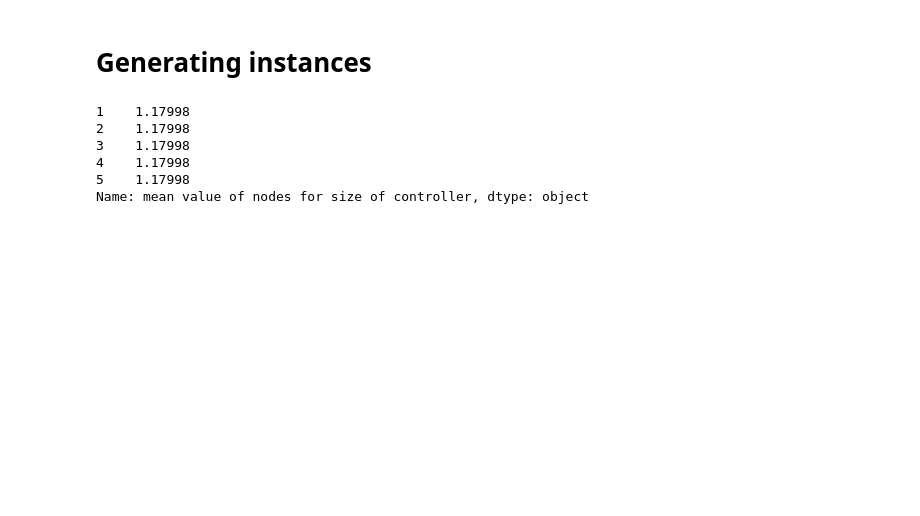
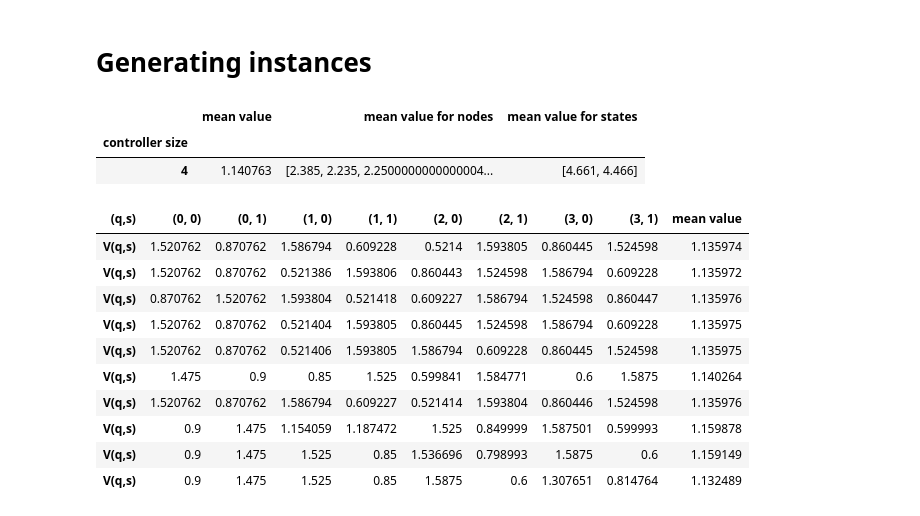
Before and after one commit to malikbf5/FSC-optimization, a Jupyter notebook: Bernoulli Bandits/Bernoulli Bandits.ipynb, the cells around one changed output. Saved outputs shown, nothing was run; the diff lists cells and outputs as text; code cells hidden in the pictures; blank space fills up the shorter version.

```diff
--- a/Bernoulli Bandits/Bernoulli Bandits.ipynb
+++ b/Bernoulli Bandits/Bernoulli Bandits.ipynb
@@ -482,12 +471,25 @@ def opt_instances(num_nodes_list, num_instances_for_each_numnodes,num_states, nu
 # %%
-sol = opt_instances([1,2,3,4,5], 3,num_states, num_actions, num_observations, num_nodes, b0, gamma, state_transition_model, reward_model, observation_model)
+number_instances = 10
+controller_size_list = [4]
+
+sol = opt_instances(controller_size_list, number_instances,num_states, num_actions, num_observations, b0, gamma, state_transition_model, reward_model, observation_model)
+sol["dataframe"]
+# %% [output]
+|  | mean value | mean value for nodes | mean value for states |
+| controller size |  |  |  |
+| 4 | 1.140763 | [2.385, 2.235, 2.2500000000000004... | [4.661, 4.466] |
-# %%
-sdf = pd.DataFrame(sol)
-sdf.iloc[3]
-# %% [output]
-1    1.17998
-2    1.17998
-3    1.17998
-4    1.17998
-5    1.17998
-Name: mean value of nodes for size of controller, dtype: object
+# %%
+# Value of controllers given a controller size
+sol[controller_size_list[0]]["value df"]
+# %% [output]
+| (q,s) | (0, 0) | (0, 1) | (1, 0) | (1, 1) | (2, 0) | (2, 1) | (3, 0) | (3, 1) | mean value |
+| V(q,s) | 1.520762 | 0.870762 | 1.586794 | 0.609228 | 0.5214 | 1.593805 | 0.860445 | 1.524598 | 1.135974 |
+| V(q,s) | 1.520762 | 0.870762 | 0.521386 | 1.593806 | 0.860443 | 1.524598 | 1.586794 | 0.609228 | 1.135972 |
+| V(q,s) | 0.870762 | 1.520762 | 1.593804 | 0.521418 | 0.609227 | 1.586794 | 1.524598 | 0.860447 | 1.135976 |
+| V(q,s) | 1.520762 | 0.870762 | 0.521404 | 1.593805 | 0.860445 | 1.524598 | 1.586794 | 0.609228 | 1.135975 |
+| V(q,s) | 1.520762 | 0.870762 | 0.521406 | 1.593805 | 1.586794 | 0.609228 | 0.860445 | 1.524598 | 1.135975 |
+| V(q,s) | 1.475 | 0.9 | 0.85 | 1.525 | 0.599841 | 1.584771 | 0.6 | 1.5875 | 1.140264 |
+| V(q,s) | 1.520762 | 0.870762 | 1.586794 | 0.609227 | 0.521414 | 1.593804 | 0.860446 | 1.524598 | 1.135976 |
+| V(q,s) | 0.9 | 1.475 | 1.154059 | 1.187472 | 1.525 | 0.849999 | 1.587501 | 0.599993 | 1.159878 |
+| V(q,s) | 0.9 | 1.475 | 1.525 | 0.85 | 1.536696 | 0.798993 | 1.5875 | 0.6 | 1.159149 |
+| V(q,s) | 0.9 | 1.475 | 1.525 | 0.85 | 1.5875 | 0.6 | 1.307651 | 0.814764 | 1.132489 |
```
Also changed, not shown: parts of 19 cells of this notebook.
